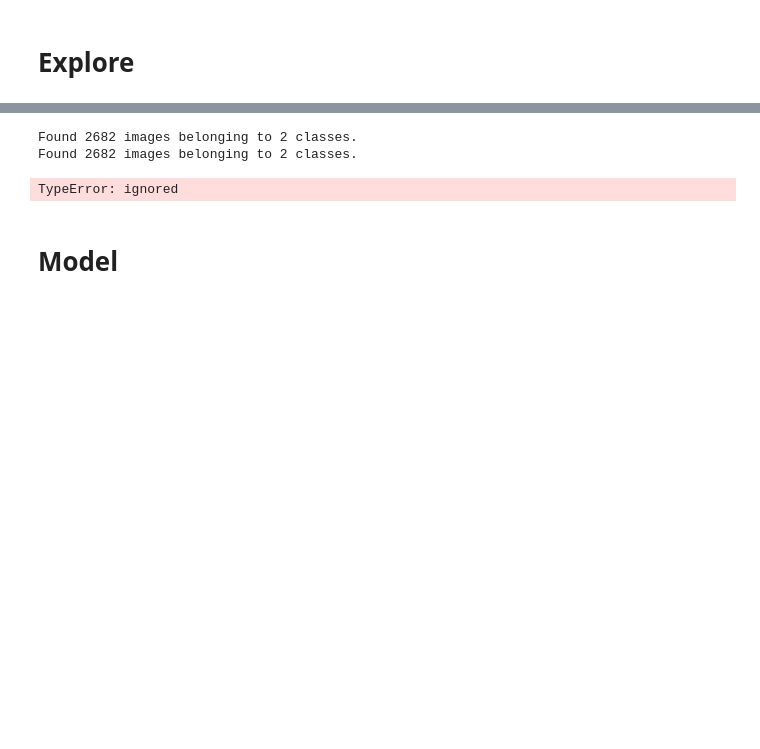
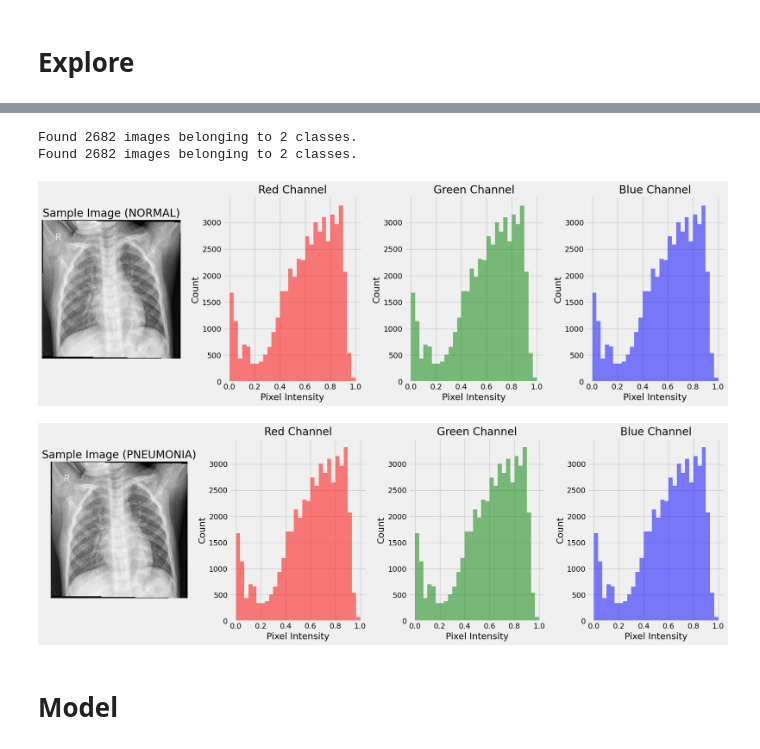
Before and after one commit to dataeducator/Image_Classification_with_Deep_Learning, a Jupyter notebook: image_classification_with_deep_learning.ipynb, the cells around one changed output, grey strips where cells are left out. Cells and saved outputs as stored; diff of their text form; code cells hidden in the pictures; blank space fills up the shorter version.

```diff
--- a/image_classification_with_deep_learning.ipynb
+++ b/image_classification_with_deep_learning.ipynb
@@ -721,52 +723,43 @@ Found 16 images belonging to 2 classes.
 # %%
 # Create data generators for each class
-normal_generator = scrubber.create_data_generator('train_downs', 'NORMAL')
-pneumonia_generator = scrubber.create_data_generator('train_downs', 'PNEUMONIA')
+normal_generator = scrubber.create_data_generator('train_downs', scrubber.batch_size_train['NORMAL'])
+pneumonia_generator = scrubber.create_data_generator('train_downs', scrubber.batch_size_train['PNEUMONIA'])
 
 # Get a batch of sample data from each generator
 normal_batch_images, _ = next(normal_generator)
 pneumonia_batch_images, _ = next(pneumonia_generator)
 
-# Plot a sample image from each class
-plt.figure(figsize=(12, 6))
-plt.subplot(1, 2, 1)
-plt.imshow(normal_batch_images[0])
-plt.title('Sample Image (NORMAL)')
-plt.axis('off')
+# Function to plot sample image and histograms
+def plot_sample_with_histograms(sample_image, class_name):
+    plt.figure(figsize=(18, 6))
 
-plt.subplot(1, 2, 2)
-plt.imshow(pneumonia_batch_images[0])
-plt.title('Sample Image (PNEUMONIA)')
-plt.axis('off')
-
-plt.tight_layout()
-plt.show()
-
-# Function to plot histogram
-def plot_histogram(image, class_name):
-    plt.figure(figsize=(12, 4))
-    plt.subplot(1, 3, 1)
-    plt.imshow(image)
+    # Plot sample image
+    plt.subplot(1, 4, 1)
+    plt.imshow(sample_image)
     plt.title(f'Sample Image ({class_name})')
     plt.axis('off')
 
+    # Plot histograms
     for i, channel in enumerate(['Red', 'Green', 'Blue']):
-        plt.subplot(1, 3, i + 2)
-        plt.hist(image[:, :, i].flatten(), bins=30, color=channel.lower(), alpha=0.5)
+        plt.subplot(1, 4, i + 2)
+        plt.hist(sample_image[:, :, i].flatten(), bins=30, color=channel.lower(), alpha=0.5)
         plt.xlabel('Pixel Intensity')
         plt.ylabel('Count')
         plt.title(f'{channel} Channel')
 
     plt.tight_layout()
     plt.show()
 
-# Plot histograms for the sample images
-plot_histogram(normal_batch_images[0], 'NORMAL')
-plot_histogram(pneumonia_batch_images[0], 'PNEUMONIA')
+# Plot sample image with histograms for NORMAL class
+plot_sample_with_histograms(normal_batch_images[0], 'NORMAL')
+
+# Plot sample image with histograms for PNEUMONIA class
+plot_sample_with_histograms(pneumonia_batch_images[0], 'PNEUMONIA')
 # %% [output]
 Found 2682 images belonging to 2 classes.
 Found 2682 images belonging to 2 classes.
-TypeError: ignored
+[figure, added]
+[figure, added]
 # %% [markdown]
 # Model
 # %% [markdown]
```
Also changed, not shown: parts of 20 cells of this notebook.
